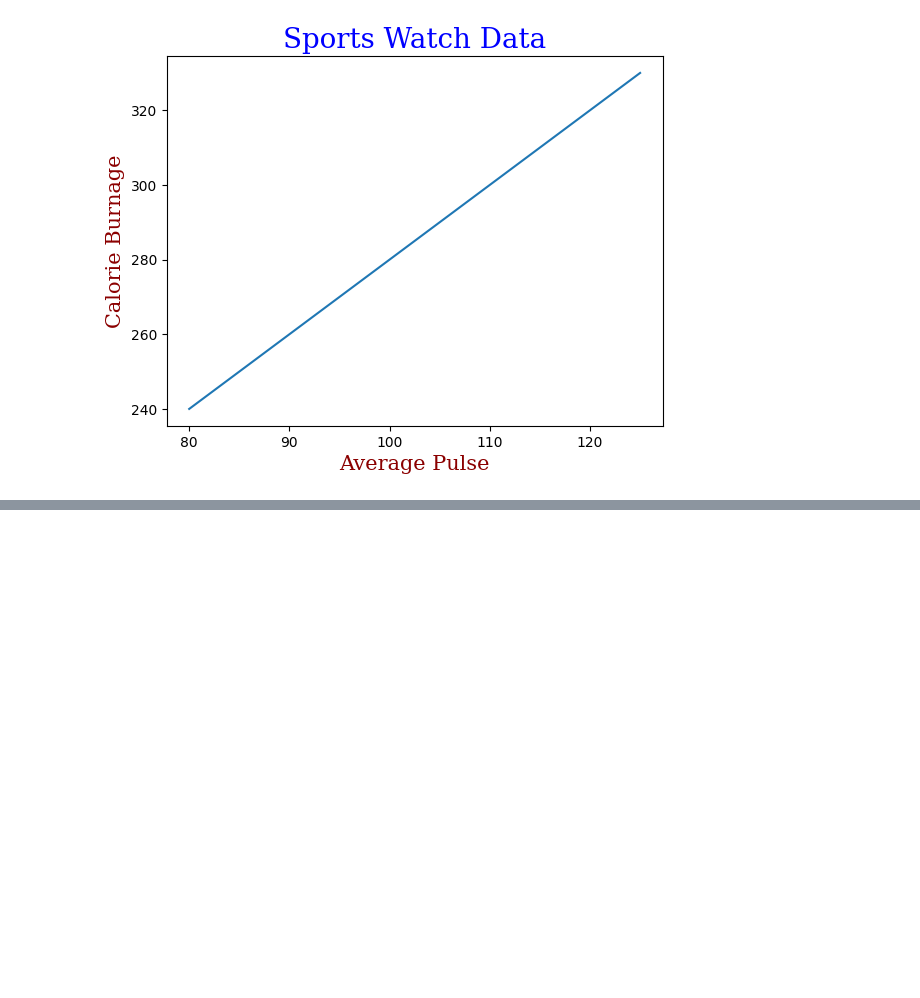
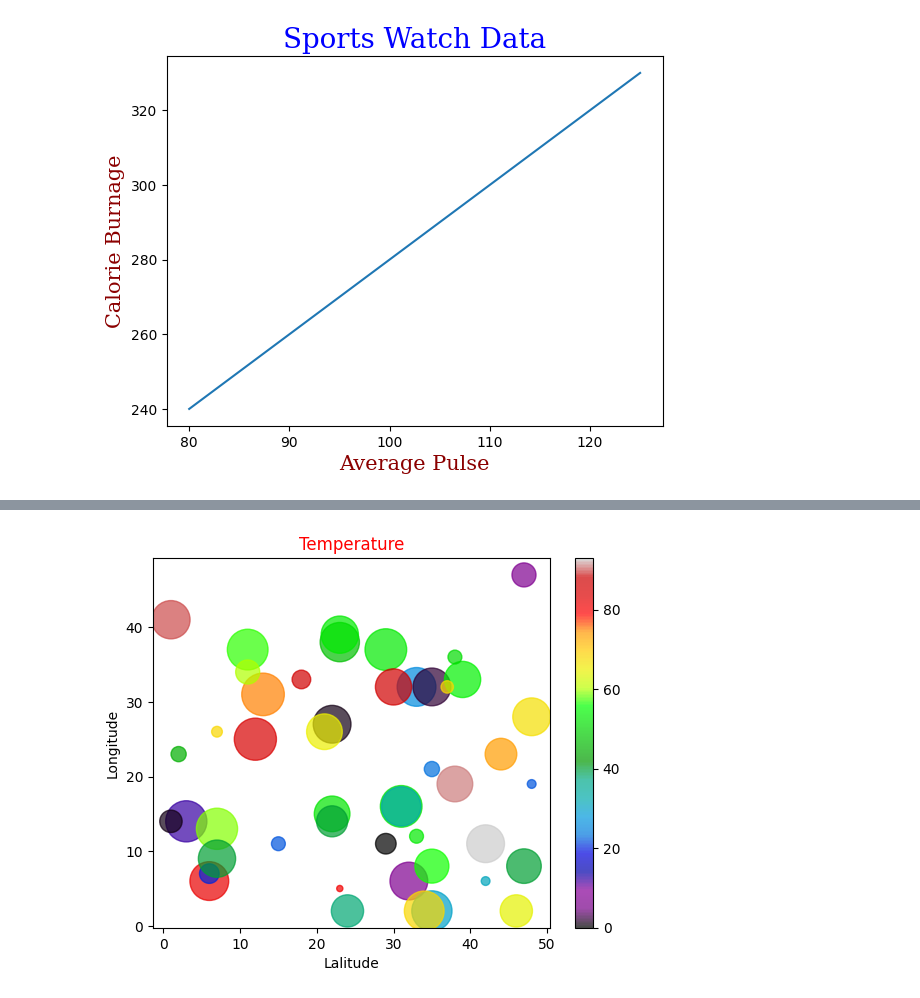
Before and after one commit to manusharansah/Python, a Jupyter notebook: Basics/matplotlib_basics.ipynb, the cells around one changed output, grey strips where cells are left out. Cells and saved outputs as stored; diff of their text form; code cells hidden in the pictures; blank space fills up the shorter version.

```diff
--- a/Basics/matplotlib_basics.ipynb
+++ b/Basics/matplotlib_basics.ipynb
@@ -145,0 +203,18 @@ plt.show()
+# %%
+# Doing more with scatter plot
+import matplotlib.pyplot as plt
+import numpy as np
+
+x = np.random.randint(50,size = 50)
+y = np.random.randint(50,size = 50)
+colors = np.random.randint(100,size=50)
+size = 20 * np.random.randint(50,size = 50)
+
+plt.scatter(x,y,c=colors,cmap='nipy_spectral',s = size, alpha = 0.7)
+plt.xlabel("Lalitude")
+plt.ylabel('Longitude')
+plt.title('Temperature',color = 'red')
+plt.colorbar()
+plt.show()
+# %% [output]
+[figure, added]
```
Also changed, not shown: parts of 14 cells of this notebook.
